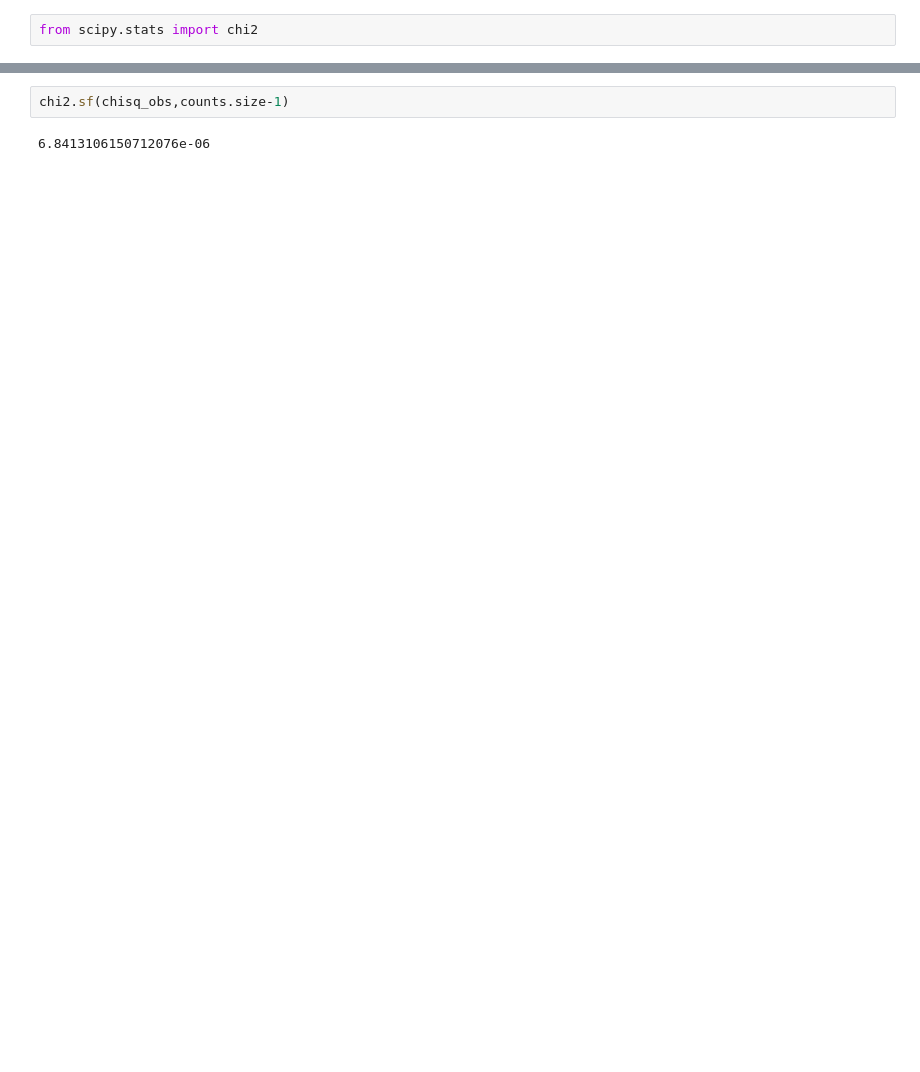
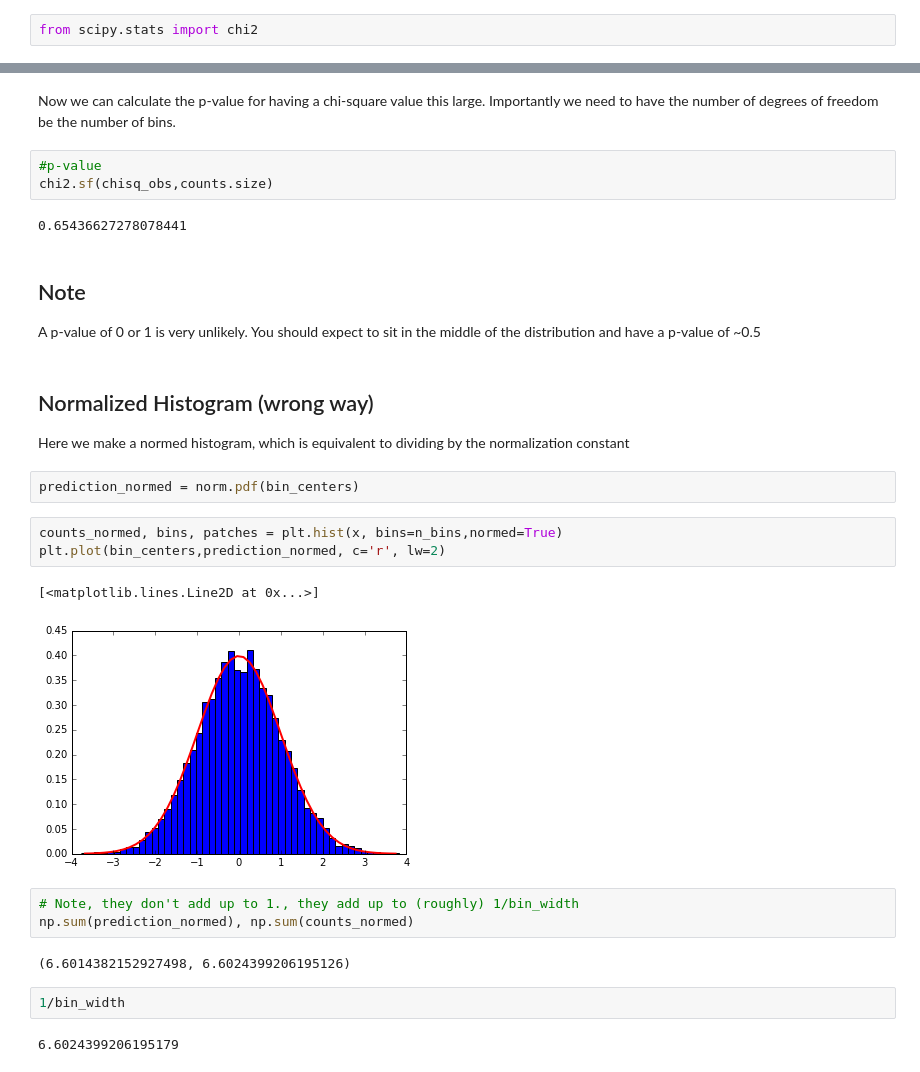
Before and after one commit to cranmer/intro-exp-phys-II, a Jupyter notebook: chi-square-of-distribution.ipynb, the cells around one changed output, grey strips where cells are left out. Saved outputs shown, nothing was run; the diff lists cells and outputs as text; blank space fills up the shorter version.

```diff
--- a/chi-square-of-distribution.ipynb
+++ b/chi-square-of-distribution.ipynb
@@ -85,4 +128,32 @@ from scipy.stats import chi2
+# %% [markdown]
+Now we can calculate the p-value for having a chi-square value this large.
+Importantly we need to have the number of degrees of freedom be the number of bins.
 # %%
-chi2.sf(chisq_obs,counts.size-1)
+#p-value
+chi2.sf(chisq_obs,counts.size)
 # %% [output]
-6.8413106150712076e-06
+0.65436627278078441
+# %% [markdown]
+## Note
+A p-value of 0 or 1 is very unlikely. You should expect to sit in the middle of the distribution and have a p-value of ~0.5
+# %% [markdown]
+## Normalized Histogram (wrong way)
+
+Here we make a normed histogram, which is equivalent to dividing by the normalization constant
+# %%
+prediction_normed = norm.pdf(bin_centers)
+# %%
+counts_normed, bins, patches = plt.hist(x, bins=n_bins,normed=True)
+plt.plot(bin_centers,prediction_normed, c='r', lw=2)
+# %% [output]
+[<matplotlib.lines.Line2D at 0x...>]
+[figure, added]
+# %%
+# Note, they don't add up to 1., they add up to (roughly) 1/bin_width
+np.sum(prediction_normed), np.sum(counts_normed)
+# %% [output]
+(6.6014382152927498, 6.6024399206195126)
+# %%
+1/bin_width
+# %% [output]
+6.6024399206195179
```
Also changed, not shown: parts of 34 cells of this notebook, 4 other files.
